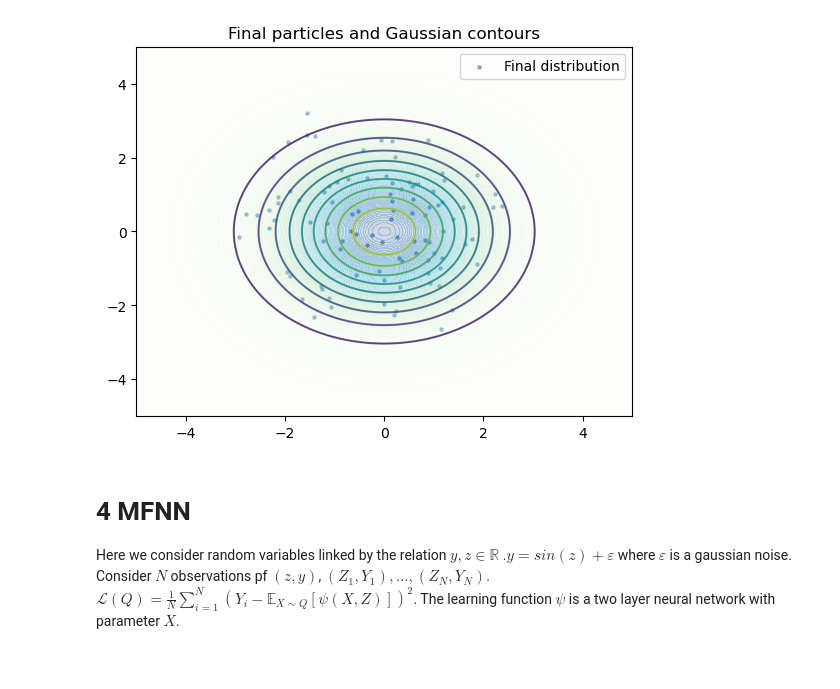
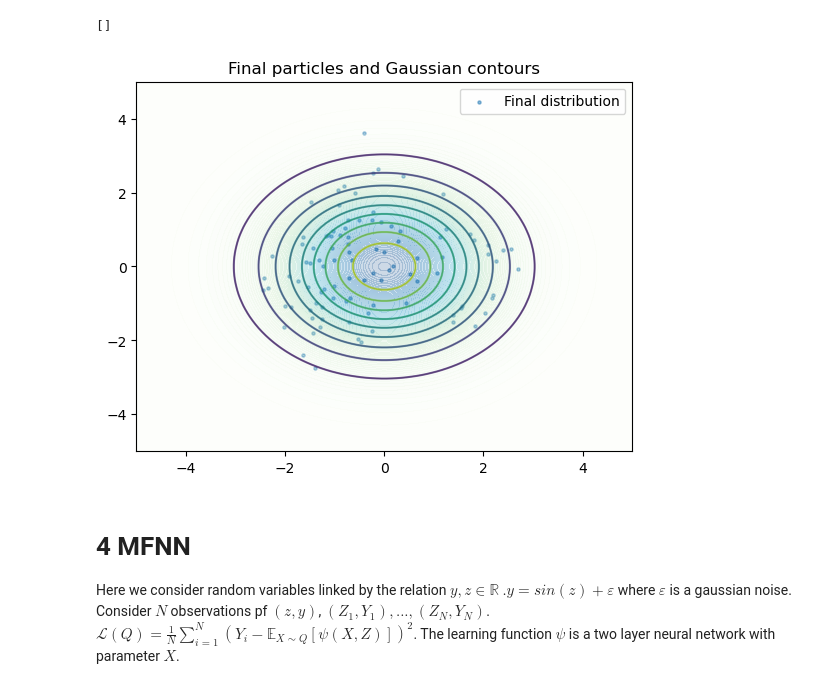
Before and after one commit to congyewang/kgd-code, a Jupyter notebook: vi_notebook.ipynb, the cells around one changed output. Drawn from its saved outputs; the diff is of its cells as text; code cells hidden in the pictures.

```diff
--- a/vi_notebook.ipynb
+++ b/vi_notebook.ipynb
@@ -37,7 +37,7 @@ eta = 0.1
 T = 1000
 d = 2
 
-VI = VariationalInference(q_0,L,k,d)
+VI = VariationalInference(q_0,L,k,d,[5],"tanh")
 
 # theta0 = flat_params
 W0 = random.normal(random.PRNGKey(2), (1000, d))
@@ -48,8 +48,10 @@ Theta = VI.run(key,eta,T)
 theta_fin = Theta[-1]
 
 W_fin = random.normal(random.PRNGKey(2), (100, d))
-X_fin = VI.model(theta_fin, W_fin)
-X = [VI.model(theta, W0) for theta in Theta]
+X_fin = VI.push_T_theta(theta_fin, W_fin)
+X = [VI.push_T_theta(theta, W0) for theta in Theta]
+# %% [output]
+[]
 # %%
 # F_P = f.F_P(q_0, L)
 # k_pq = f.GradientKernel(VI.S_PQ,k)
@@ -82,34 +84,35 @@ cov = jnp.eye(2) * 2.0  # Matrice de covariance (2 * identité)
 
 # Grille pour les lignes de niveau
 x = jnp.linspace(-5, 5, 100)
 y = jnp.linspace(-5, 5, 100)
 X, Y = jnp.meshgrid(x, y)
 pos = jnp.dstack((X, Y))
+Z = multivariate_normal.pdf(pos, mean=mean, cov=cov)
 
 cf = plt.contourf(
         X, Y, Z,
         levels=100,          # plus de niveaux pour un dégradé lisse
         cmap='GnBu',
         alpha=0.2     # transparence du fond
     )
 
   # Lignes de contour par-dessus
 plt.contour(
     X, Y, Z,
     levels=10,
     colors='black',
     linewidths=0.8,
     alpha=0.5)
 # Calcul de la densité de probabilité
 Z = multivariate_normal.pdf(pos, mean, cov)
 
 #
 plt.contour(X, Y, Z, levels=10, cmap='viridis', alpha=0.7, label='Gaussian contours')
 plt.title("Final particles and Gaussian contours")
 plt.legend()
 plt.show()
 # %% [output]
-[figure, old version]
+[figure, new version]
 # %% [markdown]
 # 4 MFNN
 Here we consider random variables linked by the relation $y,z \in \mathbb{R}$ .$y = sin(z) + \varepsilon$ where $\varepsilon$ is a gaussian noise. Consider $N$ observations pf $(z,y)$, $(Z_1,Y_1),...,(Z_N,Y_N)$. $\mathcal{L} (Q) = \frac1N \sum_{i=1}^N (Y_i - \mathbb{E}_{X \sim Q} [\psi(X,Z)])^2$. The learning function $\psi$ is a two layer neural network with parameter $X$.
```
Also changed, not shown: parts of 14 cells of this notebook, 8 other files.
